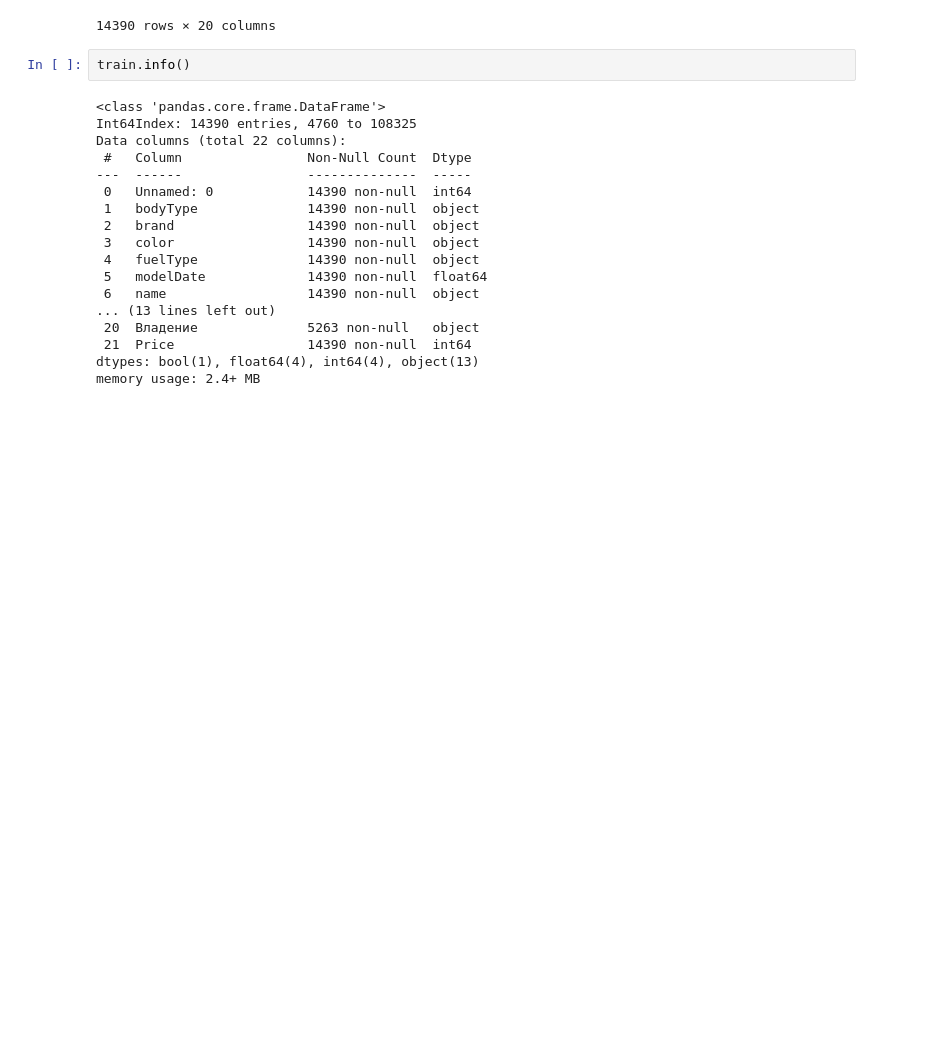
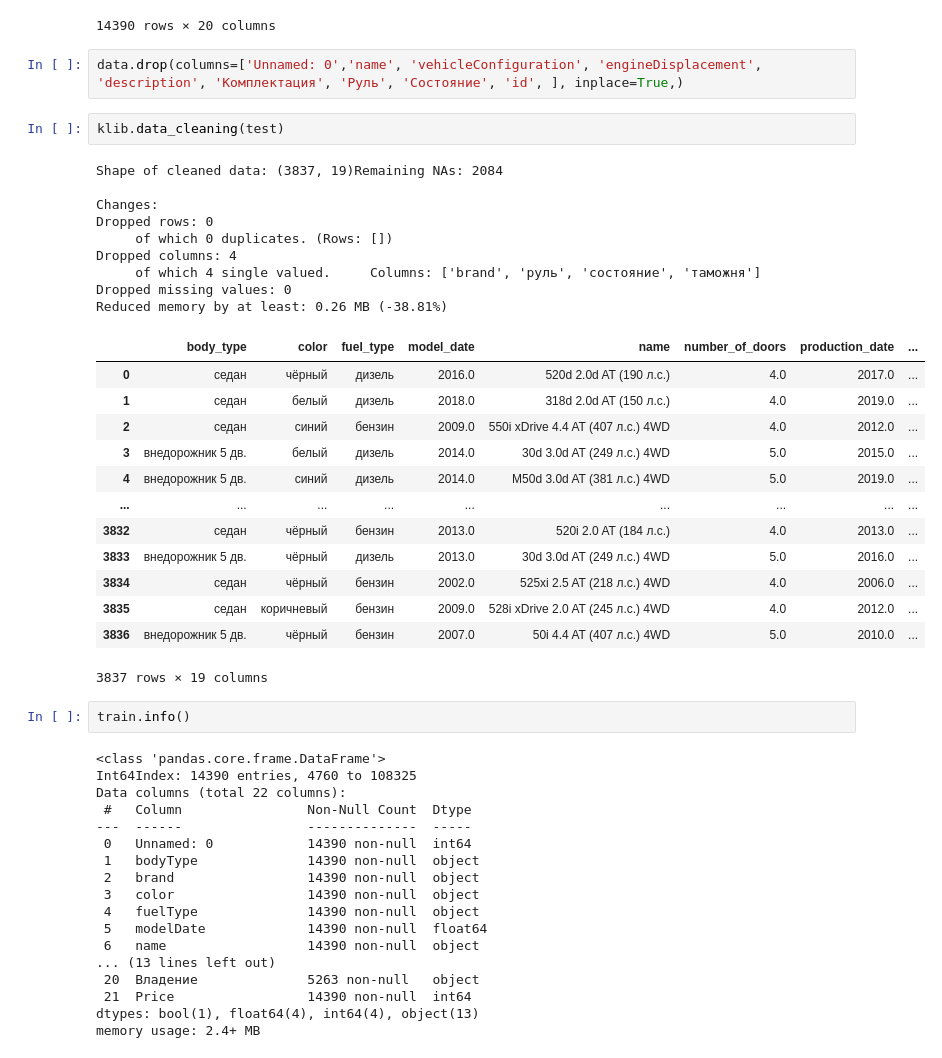
Before and after one commit to testdriver87/sf_rds_projects, a Jupyter notebook: rds_03/rds-03-by-petr-skokov.ipynb, the cells around one changed output. Saved outputs shown, nothing was run; the diff lists cells and outputs as text; blank space fills up the shorter version.

```diff
--- a/rds_03/rds-03-by-petr-skokov.ipynb
+++ b/rds_03/rds-03-by-petr-skokov.ipynb
@@ -75,6 +79,33 @@ Reduced memory by at least: 0.79 MB (-32.51%)
 | 108324 | 108324 | Внедорожник 5 дв. | FAFBFB | бензин | 2009.0 | 4.4 AT (555 л.с.) 4WD | 5.0 | 2011 | ... |
 | 108325 | 108325 | Внедорожник 5 дв. | 0000CC | бензин | 2014.0 | 4.4 AT (575 л.с.) 4WD | 5.0 | 2015 | ... |
 14390 rows × 20 columns
+# %%
+data.drop(columns=['Unnamed: 0','name', 'vehicleConfiguration', 'engineDisplacement', 'description', 'Комплектация', 'Руль', 'Состояние', 'id', ], inplace=True,)
+# %%
+klib.data_cleaning(test)
+# %% [output]
+Shape of cleaned data: (3837, 19)Remaining NAs: 2084
+
+Changes:
+Dropped rows: 0
+     of which 0 duplicates. (Rows: [])
+Dropped columns: 4
+     of which 4 single valued.     Columns: ['brand', 'руль', 'состояние', 'таможня']
+Dropped missing values: 0
+Reduced memory by at least: 0.26 MB (-38.81%)
+|  | body_type | color | fuel_type | model_date | name | number_of_doors | production_date | ... |
+| 0 | седан | чёрный | дизель | 2016.0 | 520d 2.0d AT (190 л.с.) | 4.0 | 2017.0 | ... |
+| 1 | седан | белый | дизель | 2018.0 | 318d 2.0d AT (150 л.с.) | 4.0 | 2019.0 | ... |
+| 2 | седан | синий | бензин | 2009.0 | 550i xDrive 4.4 AT (407 л.с.) 4WD | 4.0 | 2012.0 | ... |
+| 3 | внедорожник 5 дв. | белый | дизель | 2014.0 | 30d 3.0d AT (249 л.с.) 4WD | 5.0 | 2015.0 | ... |
+| 4 | внедорожник 5 дв. | синий | дизель | 2014.0 | M50d 3.0d AT (381 л.с.) 4WD | 5.0 | 2019.0 | ... |
+| ... | ... | ... | ... | ... | ... | ... | ... | ... |
+| 3832 | седан | чёрный | бензин | 2013.0 | 520i 2.0 AT (184 л.с.) | 4.0 | 2013.0 | ... |
+| 3833 | внедорожник 5 дв. | чёрный | дизель | 2013.0 | 30d 3.0d AT (249 л.с.) 4WD | 5.0 | 2016.0 | ... |
+| 3834 | седан | чёрный | бензин | 2002.0 | 525xi 2.5 AT (218 л.с.) 4WD | 4.0 | 2006.0 | ... |
+| 3835 | седан | коричневый | бензин | 2009.0 | 528i xDrive 2.0 AT (245 л.с.) 4WD | 4.0 | 2012.0 | ... |
+| 3836 | внедорожник 5 дв. | чёрный | бензин | 2007.0 | 50i 4.4 AT (407 л.с.) 4WD | 5.0 | 2010.0 | ... |
+3837 rows × 19 columns
 # %%
 train.info()
 # %% [output]
```
Also changed, not shown: parts of 4 cells of this notebook, 14 other files.
